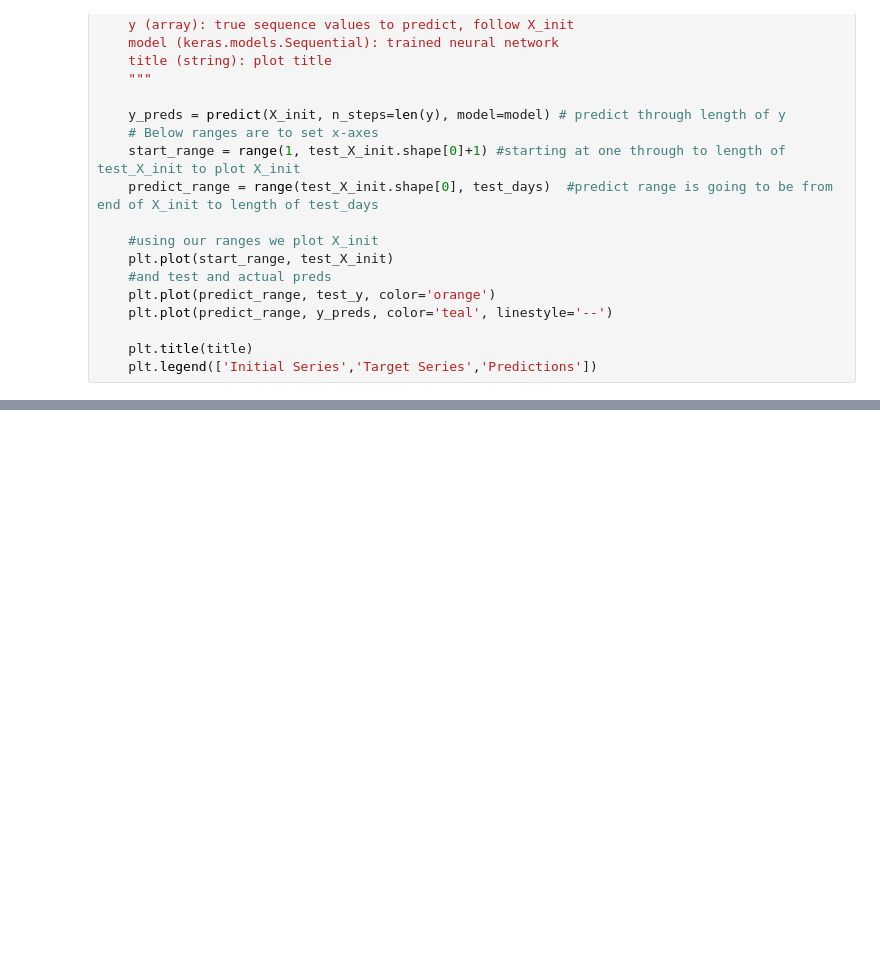
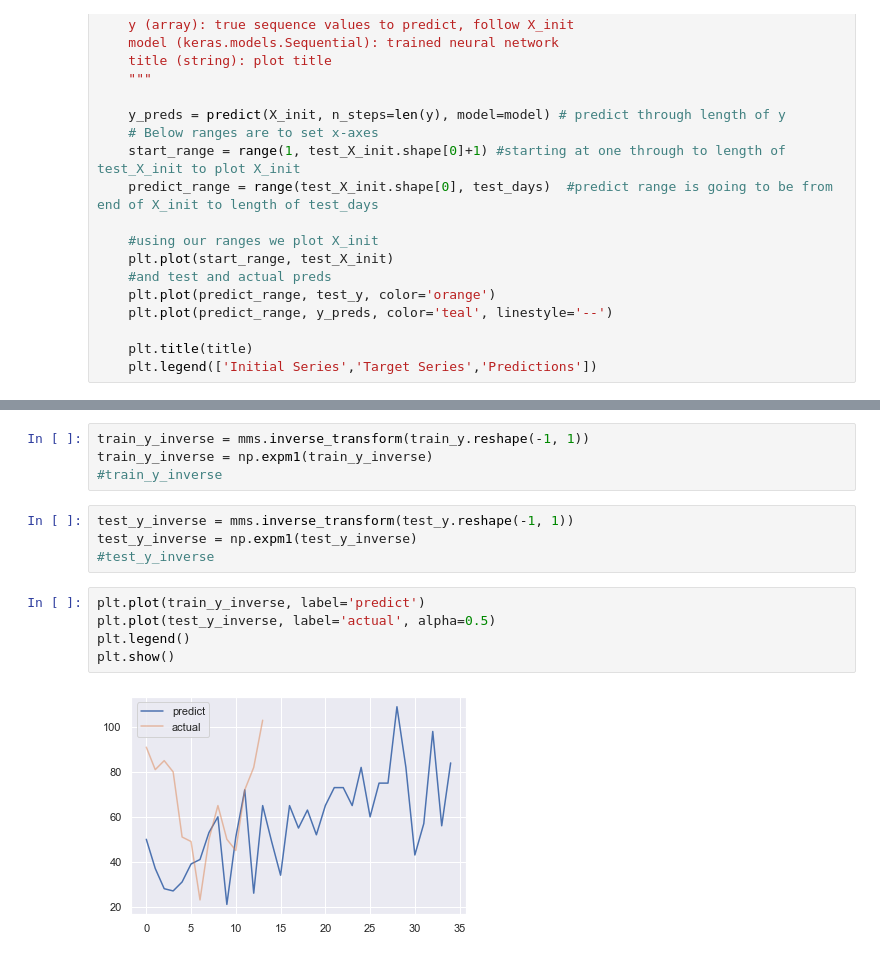
Before and after one commit to KonuTech/air-quality-ursynow-at-warsaw-RNN-LSTM-deep-learning-techniques, a Jupyter notebook: LSTM.ipynb, the cells around one changed output, grey strips where cells are left out. Drawn from its saved outputs; the diff is of its cells as text; blank space fills up the shorter version.

```diff
--- a/LSTM.ipynb
+++ b/LSTM.ipynb
@@ -513,0 +533,15 @@ predict_and_plot(test_X_init, test_y, model, 'PM 2.5 - Test Data and Simple RNN
+# %%
+train_y_inverse = mms.inverse_transform(train_y.reshape(-1, 1))
+train_y_inverse = np.expm1(train_y_inverse)
+#train_y_inverse
+# %%
+test_y_inverse = mms.inverse_transform(test_y.reshape(-1, 1))
+test_y_inverse = np.expm1(test_y_inverse)
+#test_y_inverse
+# %%
+plt.plot(train_y_inverse, label='predict')
+plt.plot(test_y_inverse, label='actual', alpha=0.5)
+plt.legend()
+plt.show()
+# %% [output]
+[figure, added]
```
Also changed, not shown: parts of 29 cells of this notebook, 2 other files.
